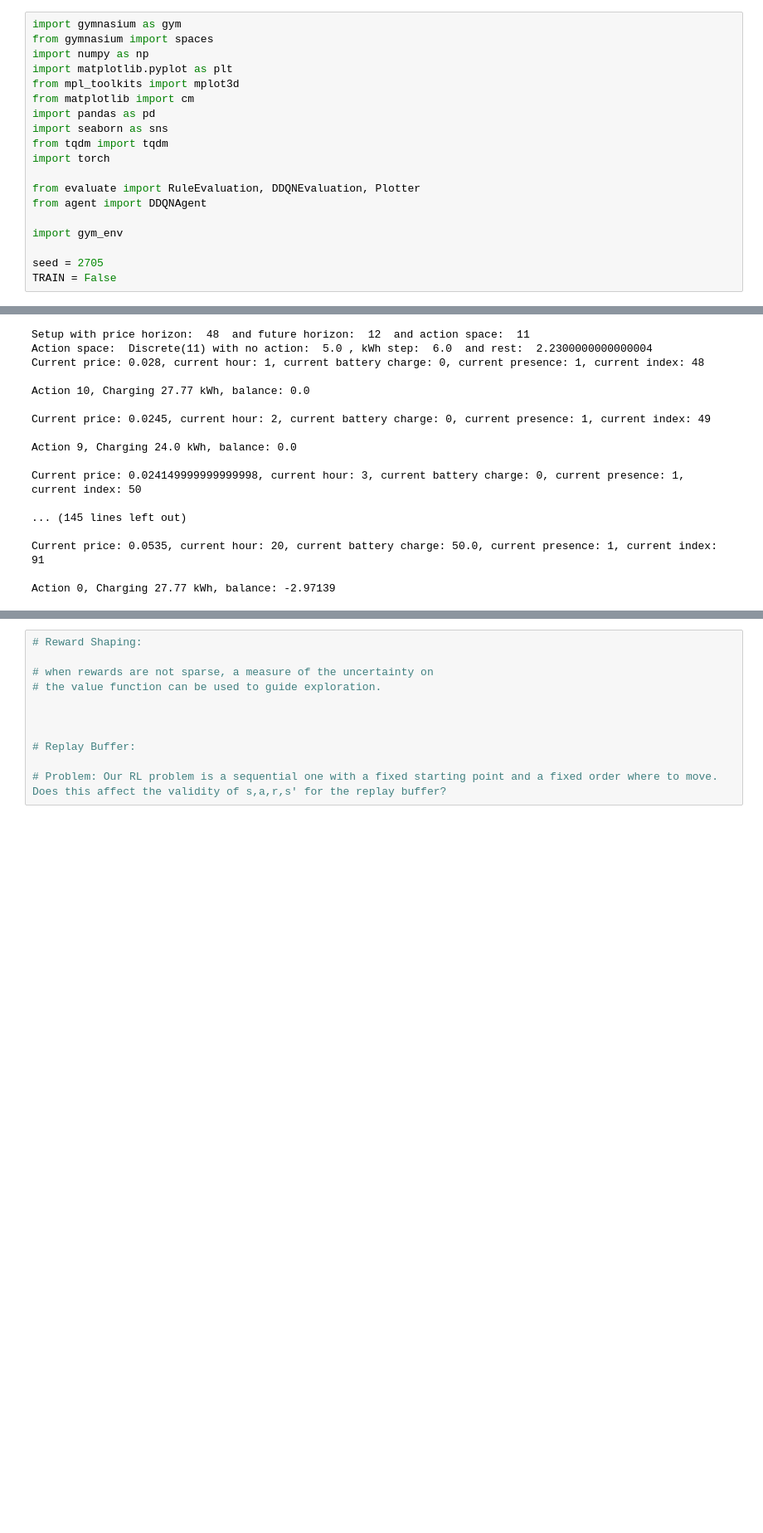
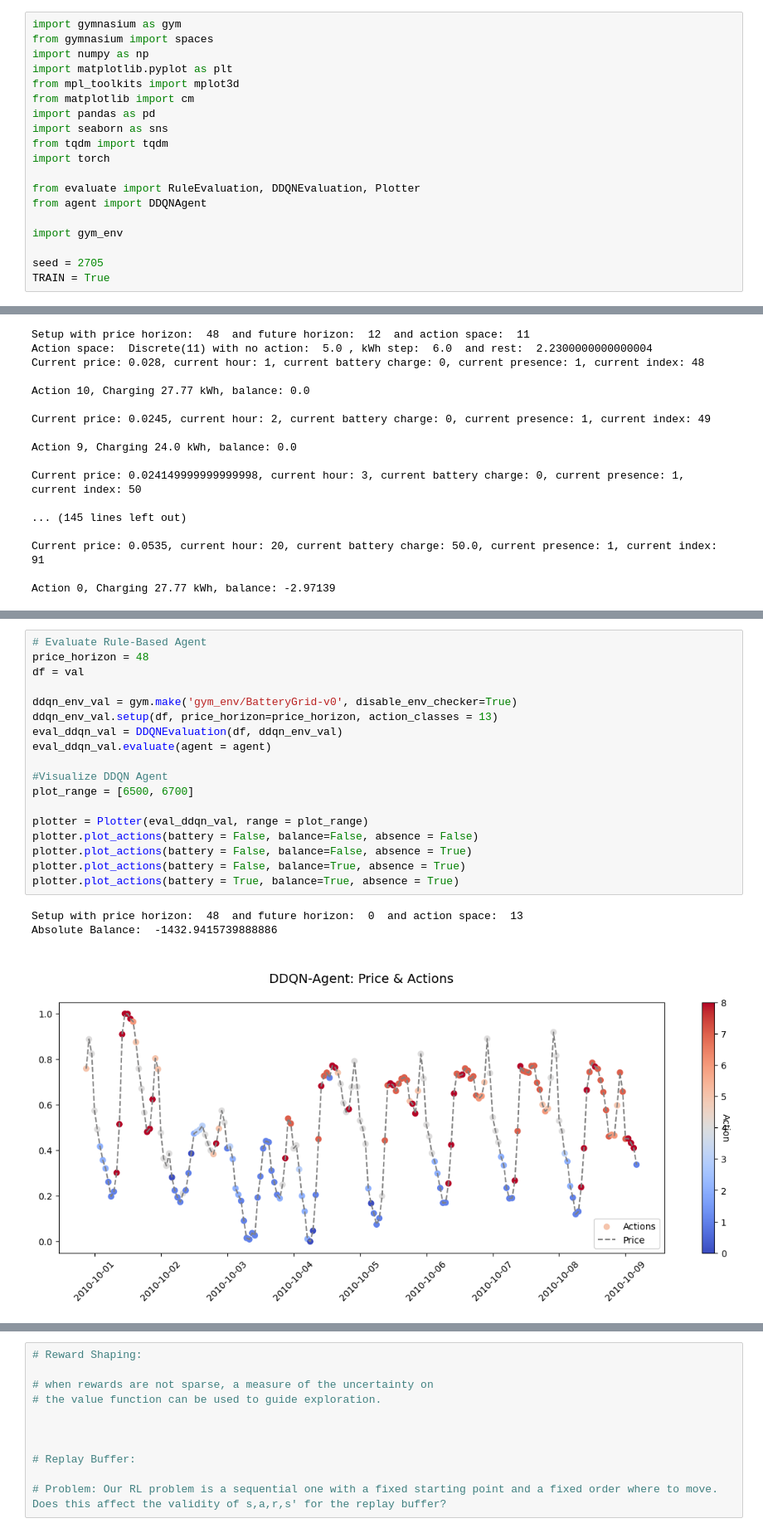
Before and after one commit to MaxFeucht/BatteryGrid, a Jupyter notebook: PRL.ipynb, the cells around one changed output, grey strips where cells are left out. Shown at 83% size. Saved outputs shown, nothing was run; the diff lists cells and outputs as text; blank space fills up the shorter version.

```diff
--- a/PRL.ipynb
+++ b/PRL.ipynb
@@ -20,4 +20,4 @@ from agent import DDQNAgent
 import gym_env
 
 seed = 2705
-TRAIN = False
+TRAIN = True
@@ -246,0 +288,22 @@ Action 0, Charging 27.77 kWh, balance: -2.97139
+# %%
+# Evaluate Rule-Based Agent
+price_horizon = 48
+df = val
+
+ddqn_env_val = gym.make('gym_env/BatteryGrid-v0', disable_env_checker=True)
+ddqn_env_val.setup(df, price_horizon=price_horizon, action_classes = 13)
+eval_ddqn_val = DDQNEvaluation(df, ddqn_env_val)
+eval_ddqn_val.evaluate(agent = agent)
+
+#Visualize DDQN Agent
+plot_range = [6500, 6700]
+
+plotter = Plotter(eval_ddqn_val, range = plot_range)
+plotter.plot_actions(battery = False, balance=False, absence = False)
+plotter.plot_actions(battery = False, balance=False, absence = True)
+plotter.plot_actions(battery = False, balance=True, absence = True)
+plotter.plot_actions(battery = True, balance=True, absence = True)
+# %% [output]
+Setup with price horizon:  48  and future horizon:  0  and action space:  13
+Absolute Balance:  -1432.9415739888886
+[figure, added]
```
Also changed, not shown: parts of 9 cells of this notebook, 5 other files.
